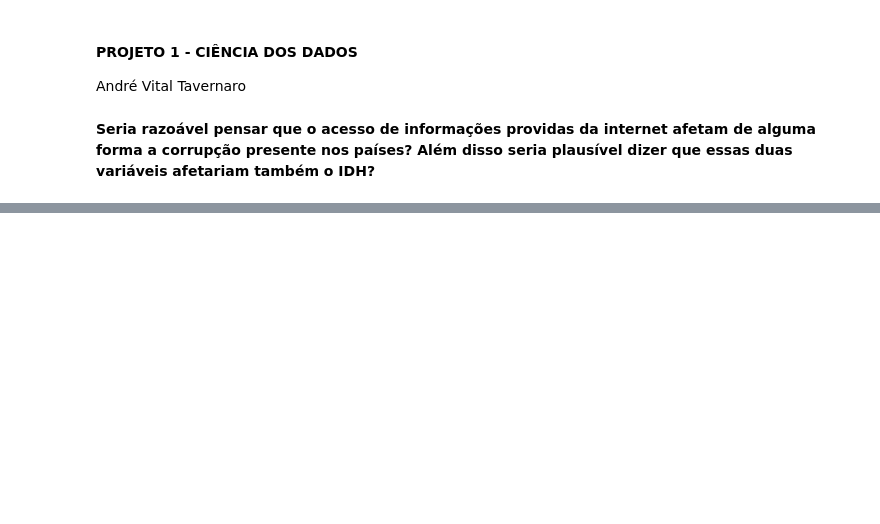
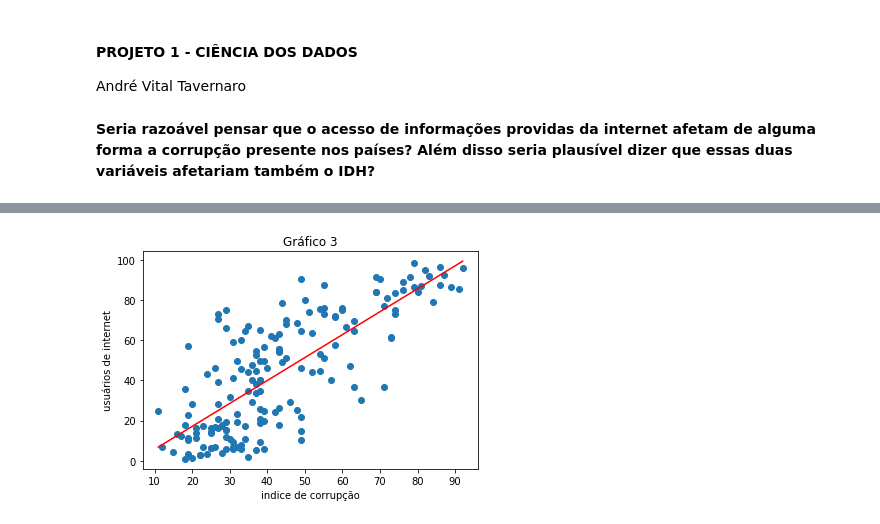
Before and after one commit to roguetaver/Projeto1-dados, a Jupyter notebook: Projeto1_dados_André_Vital_Tavernaro.ipynb, the cells around one changed output, grey strips where cells are left out. Saved outputs shown, nothing was run; the diff lists cells and outputs as text; code cells hidden in the pictures; blank space fills up the shorter version.

```diff
--- a/Projeto1_dados_André_Vital_Tavernaro.ipynb
+++ b/Projeto1_dados_André_Vital_Tavernaro.ipynb
@@ -74,2 +103,8 @@ dados.plot.scatter(y='usuários de internet' ,x = 'indice de corrupção',title
+# %%
+plt.title('Gráfico 3')
+a, b = dispersao_com_reta(dados, variavel_x='indice de corrupção', variavel_y='usuários de internet')
+#ano de 2014
+# %% [output]
+[figure, added]
 # %%
 dados.corr()
```
Also changed, not shown: parts of 19 cells of this notebook.
